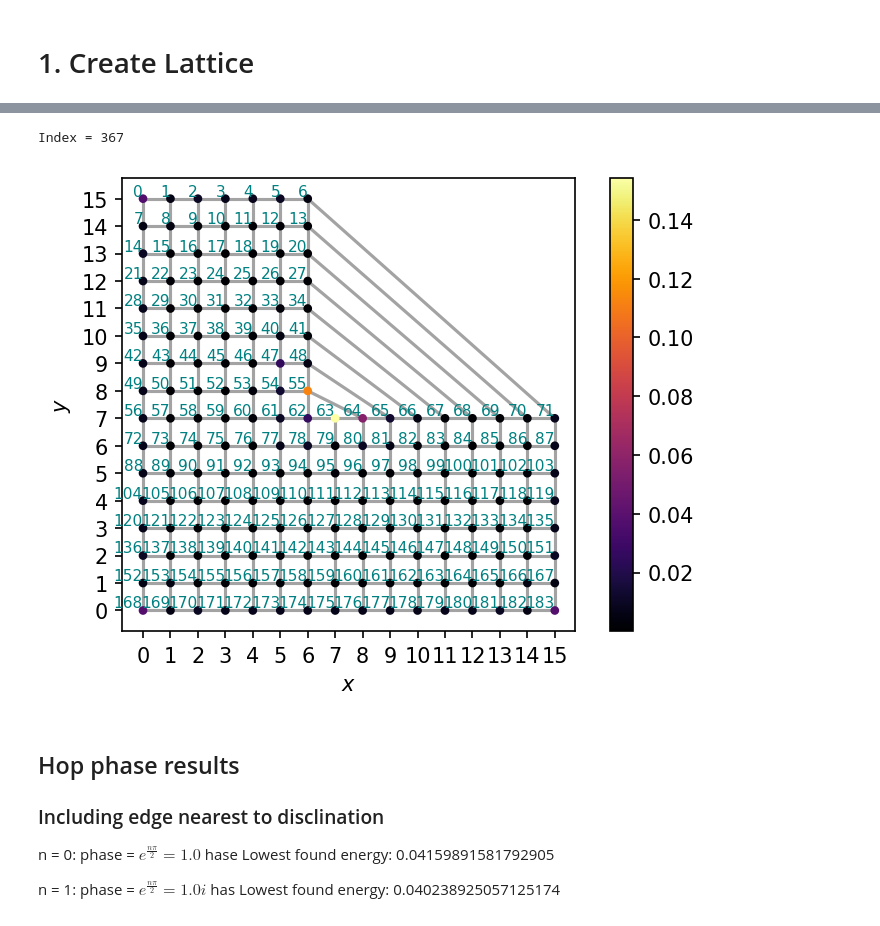
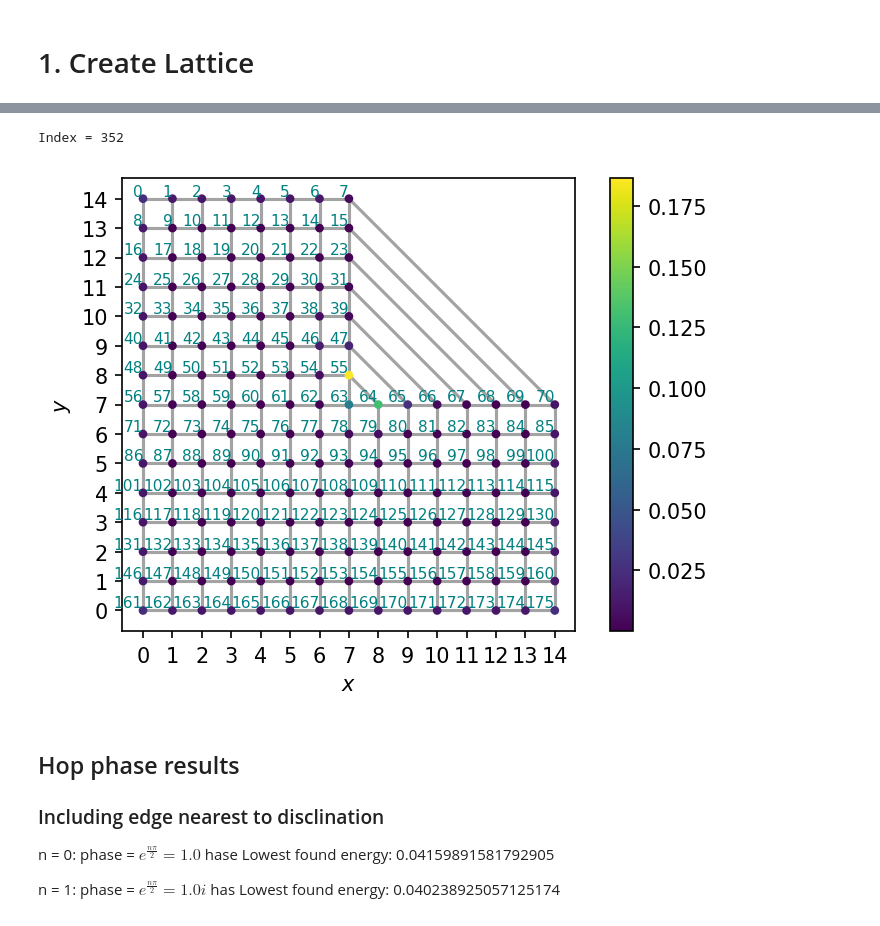
Before and after one commit to isschoch/chiral-p-wave-on-buckyball-geometry, a Jupyter notebook: sc_disclination_codim_2.ipynb, the cells around one changed output, grey strips where cells are left out. Saved outputs shown, nothing was run; the diff lists cells and outputs as text; code cells hidden in the pictures.

```diff
--- a/sc_disclination_codim_2.ipynb
+++ b/sc_disclination_codim_2.ipynb
@@ -11,22 +11,27 @@ plt.rcParams["savefig.dpi"] = 150
 # 1. Create Lattice
 # %%
 phase_geom = 1j
-phase_vortex = 1
-codim = 2
+phase_vortex = -1
+codim = 1
 
-N = 16
+N = 15
 lattice = SquareLattice(N, "open")
 
 # lattice.add_bonds(
 #     [(N // 2 + i * N - 2, N // 2 * N + N - 1 - i) for i in range(N // 2)],
 #     [(2, 0) for i in range(N // 2)],
 # )
-lattice.remove_sites([(i * N + j) for i in range(N // 2) for j in range(N // 2, N)])
-flagged_bonds_geom = lattice.glue_bond([(N//2) ** 2 + N - (i + 1) for i in range(N//2)], [i * N//2 + N//2 - 1 for i in range(N//2)], (2, 0), codim=codim)
+lattice.remove_sites([(i * N + j) for i in range(N // 2) for j in range(N // 2 + N % 2, N)])
+print([(N//2 + N%2) ** 2 + N//2 - (i + 1) for i in range(N//2)])
+print([i * (N//2+N%2) + (N//2 + N%2) - 1 for i in range(N//2)])
+
+flagged_bonds_geom = lattice.glue_bond([(N//2 + N%2) ** 2 + N//(1+N%2) - (i + 1) for i in range(N//2)], [i * (N//2+N%2) + (N//2 + N%2) - 1 for i in range(N//2)], (2, 0), codim=codim)
 
 flagged_bonds_vortex = flagged_bonds_geom
-print("Flagged bonds for geometric phase = ", flagged_bonds_geom)
-print("Flagged bonds for vortex phase = ", flagged_bonds_vortex)
+# print("Flagged bonds for geometric phase = ", flagged_bonds_geom)
+# print("Flagged bonds for vortex phase = ", flagged_bonds_vortex)
+
+
 # ctr = 0
 # for i in range(N // 2):
 #     for j in range(N // 2+1, N):
@@ -73,4 +78,9 @@ lattice_sites = lattice.get_sites()
 lattice_bonds = lattice.get_bonds()
 num_sites = lattice.get_num_sites()
 lattice.plot(True)
+
+local_bond_indices = lattice.get_local_bond_indices()
+
+for bond in flagged_bonds_vortex:
+    print(local_bond_indices[bond[1]])
 # %% [output]
@@ -81,5 +97,5 @@ Flagged bonds for vortex phase =  [(71, 6), (70, 13), (69, 20), (68, 27), (67, 3
 # %%
-mu = 1
+mu = 2
 delta = complex(1.0, 0.0)
 t = 1
 
@@ -117,25 +133,25 @@ Index of lowest absolute energy:  367
 # %%
 for gs_idx in range(gs_idx, gs_idx + 1):
     print("Index =", gs_idx)
     gs_wave_function = states[:, gs_idx]
     gs_probabilities_nambu = np.square(np.abs(gs_wave_function))
     gs_probabilities = np.zeros(shape=(num_sites, 1))
 
     for site_idx in range(num_sites):
         gs_probabilities[site_idx] = np.sum(
             gs_probabilities_nambu[block_indices[site_idx]]
         )
 
     x_values = [k[0] for k in lattice_sites]
     y_values = [k[1] for k in lattice_sites]
 
-    color_map = plt.get_cmap("inferno")
+    color_map = plt.get_cmap("viridis")
     sc = lattice.plot(True, c=(gs_probabilities), cmap=color_map)
     plt.colorbar(sc)
     plt.show()
 # %% [output]
-Index = 367
+Index = 352
-[figure, old version]
+[figure, new version]
 # %% [markdown]
 ## Hop phase results
 
```
Also changed, not shown: parts of 3 cells of this notebook, 5 other files.
